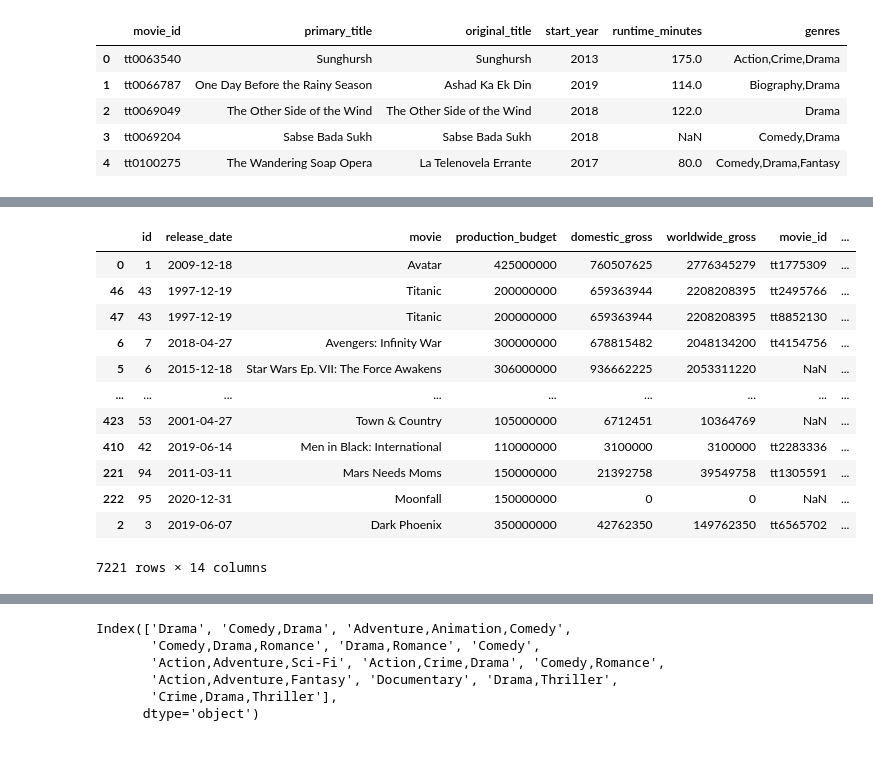
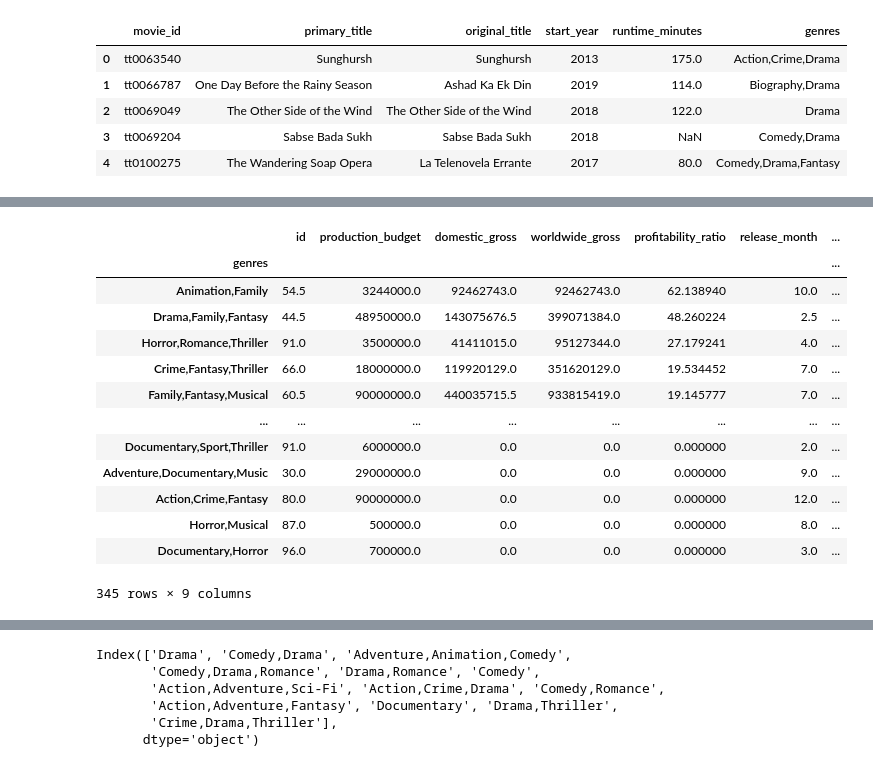
Before and after one commit to kmcneil901/Film-Type-Proposal-09.2023, a Jupyter notebook: student.ipynb, the cells around one changed output, grey strips where cells are left out. Drawn from its saved outputs; the diff is of its cells as text; code cells hidden in the pictures.

```diff
--- a/student.ipynb
+++ b/student.ipynb
@@ -645,0 +369,4 @@ budgets
+# %%
+df_budget['release_date'] = pd.to_datetime(df_budget['release_date'])
+df_budget['release_month'] = df_budget['release_date'].dt.month
+df_budget['release_year'] = df_budget['release_date'].dt.year
@@ -646,2 +389,3 @@ budgets
 # %%
-merged_basics_and_budgets = budgets.merge(movie_basics, left_on='movie', right_on='primary_title', how='left')
+merged_basics_and_budgets = df_budget.merge(movie_basics, left_on='movie', right_on='primary_title', how='inner')
+merged_basics_and_budgets
@@ -776,4 +405,0 @@ ax.set_ylabel('Worldwide Gross');
-# %%
-merged_basics_and_budgets['release_date'] = pd.to_datetime(merged_basics_and_budgets['release_date'])
-
-merged_basics_and_budgets['month_release'] = merged_basics_and_budgets['release_date'].dt.month
@@ -839,18 +423,17 @@ merged_basics_and_budgets.groupby('genres').mean()
-# %%
-merged_basics_and_budgets['WW Gross-Budget'] = merged_basics_and_budgets['worldwide_gross'] - merged_basics_and_budgets['production_budget']
 # %%
-merged_basics_and_budgets.sort_values(by='WW Gross-Budget', ascending=False)
+merged_basics_and_budgets.groupby('genres').median().sort_values(by='profitability_ratio', ascending=False)
 # %% [output]
-|  | id | release_date | movie | production_budget | domestic_gross | worldwide_gross | movie_id | ... |
-| 0 | 1 | 2009-12-18 | Avatar | 425000000 | 760507625 | 2776345279 | tt1775309 | ... |
-| 46 | 43 | 1997-12-19 | Titanic | 200000000 | 659363944 | 2208208395 | tt2495766 | ... |
-| 47 | 43 | 1997-12-19 | Titanic | 200000000 | 659363944 | 2208208395 | tt8852130 | ... |
-| 6 | 7 | 2018-04-27 | Avengers: Infinity War | 300000000 | 678815482 | 2048134200 | tt4154756 | ... |
-| 5 | 6 | 2015-12-18 | Star Wars Ep. VII: The Force Awakens | 306000000 | 936662225 | 2053311220 | NaN | ... |
-| ... | ... | ... | ... | ... | ... | ... | ... | ... |
-| 423 | 53 | 2001-04-27 | Town & Country | 105000000 | 6712451 | 10364769 | NaN | ... |
-| 410 | 42 | 2019-06-14 | Men in Black: International | 110000000 | 3100000 | 3100000 | tt2283336 | ... |
-| 221 | 94 | 2011-03-11 | Mars Needs Moms | 150000000 | 21392758 | 39549758 | tt1305591 | ... |
-| 222 | 95 | 2020-12-31 | Moonfall | 150000000 | 0 | 0 | NaN | ... |
-| 2 | 3 | 2019-06-07 | Dark Phoenix | 350000000 | 42762350 | 149762350 | tt6565702 | ... |
+|  | id | production_budget | domestic_gross | worldwide_gross | profitability_ratio | release_month | ... |
+| genres |  |  |  |  |  |  | ... |
+| Animation,Family | 54.5 | 3244000.0 | 92462743.0 | 92462743.0 | 62.138940 | 10.0 | ... |
+| Drama,Family,Fantasy | 44.5 | 48950000.0 | 143075676.5 | 399071384.0 | 48.260224 | 2.5 | ... |
+| Horror,Romance,Thriller | 91.0 | 3500000.0 | 41411015.0 | 95127344.0 | 27.179241 | 4.0 | ... |
+| Crime,Fantasy,Thriller | 66.0 | 18000000.0 | 119920129.0 | 351620129.0 | 19.534452 | 7.0 | ... |
+| Family,Fantasy,Musical | 60.5 | 90000000.0 | 440035715.5 | 933815419.0 | 19.145777 | 7.0 | ... |
+| ... | ... | ... | ... | ... | ... | ... | ... |
+| Documentary,Sport,Thriller | 91.0 | 6000000.0 | 0.0 | 0.0 | 0.000000 | 2.0 | ... |
+| Adventure,Documentary,Music | 30.0 | 29000000.0 | 0.0 | 0.0 | 0.000000 | 9.0 | ... |
+| Action,Crime,Fantasy | 80.0 | 90000000.0 | 0.0 | 0.0 | 0.000000 | 12.0 | ... |
+| Horror,Musical | 87.0 | 500000.0 | 0.0 | 0.0 | 0.000000 | 8.0 | ... |
+| Documentary,Horror | 96.0 | 700000.0 | 0.0 | 0.0 | 0.000000 | 3.0 | ... |
-7221 rows × 14 columns
+345 rows × 9 columns
```
Also changed, not shown: parts of 131 cells of this notebook.
